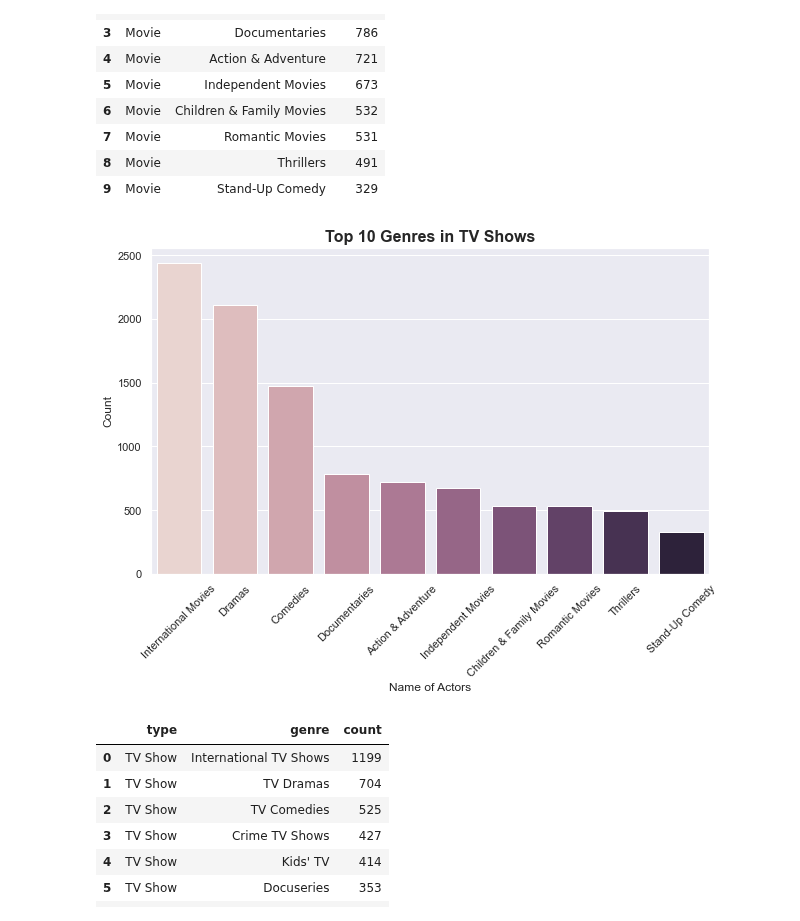
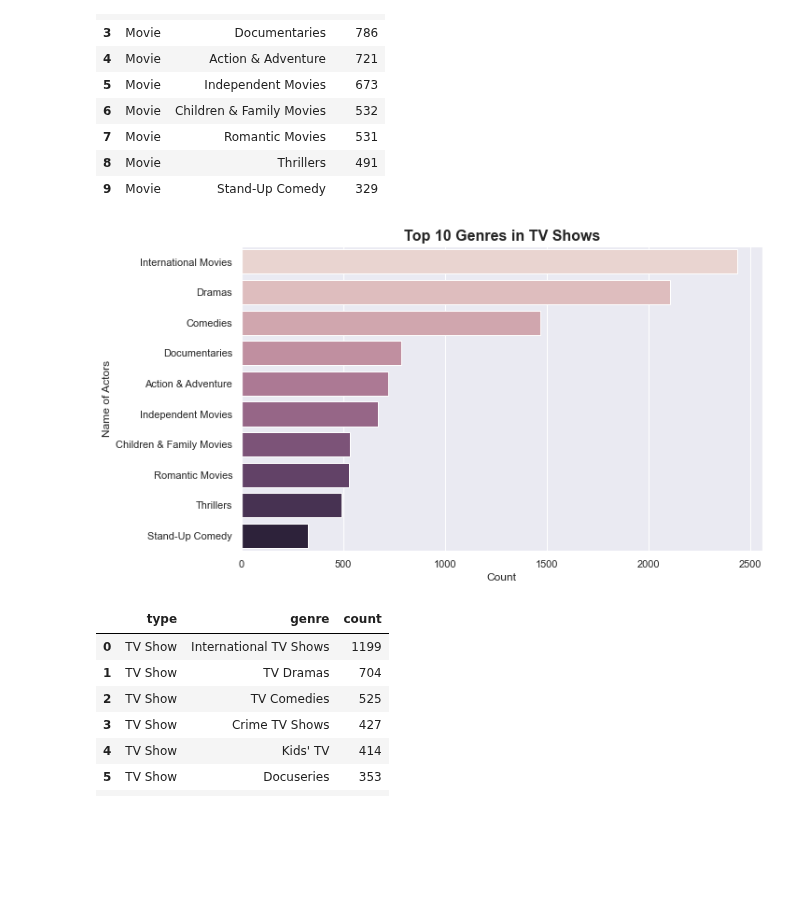
Before and after one commit to AlejandroDeLaCruz/Netflix-Analysis, a Jupyter notebook: Netflix.ipynb, the cells around one changed output. Saved outputs shown, nothing was run; the diff lists cells and outputs as text; code cells hidden in the pictures; blank space fills up the shorter version.

```diff
--- a/Netflix.ipynb
+++ b/Netflix.ipynb
@@ -96,14 +96,13 @@ genre_movies
 | 9 | Movie | Stand-Up Comedy | 329 |
 # %%
 plt.figure(figsize=(10,6))
-sns.barplot(x = 'genre', y = 'count', data = genre_movies, palette = sns.cubehelix_palette(10))
+sns.barplot(x = 'count', y = 'genre', data = genre_movies, palette = sns.cubehelix_palette(10))
 plt.title('Top 10 Genres in TV Shows', fontdict = {'fontsize': 16, 'fontweight': 'bold'})
-plt.xlabel('Name of Actors')
-plt.xticks(rotation = 45)
-plt.ylabel('Count')
+plt.xlabel('Count')
+plt.ylabel('Name of Actors')
 plt.show()
 # %% [output]
-[figure, old version]
+[figure, new version]
 # %%
 genre_tv = genre_data[(genre_data['type'] == 'TV Show')].value_counts().nlargest(10).to_frame()
 genre_tv.reset_index(level = [0,1], inplace =True)
```
Also changed, not shown: parts of 5 cells of this notebook.
